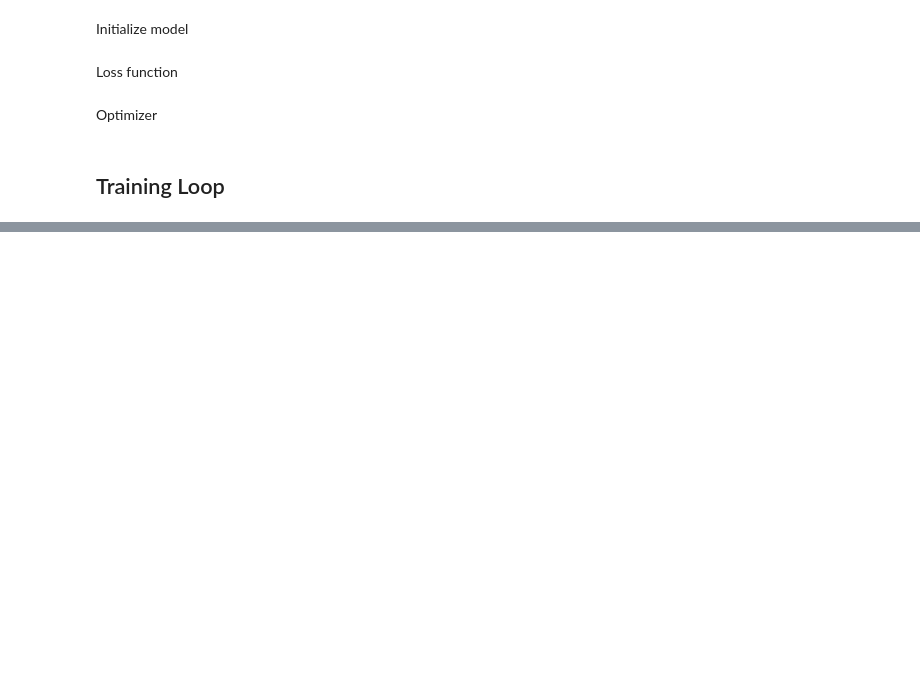
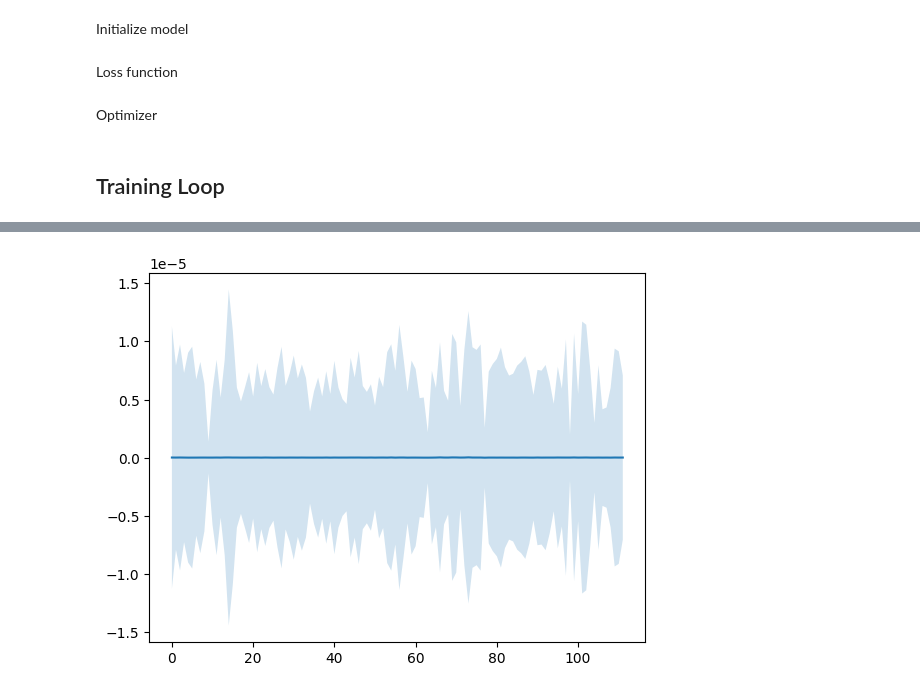
Before and after one commit to JSpencerPittman/M3Care, a Jupyter notebook: mimic.ipynb, the cells around one changed output, grey strips where cells are left out. Cells and saved outputs as stored; diff of their text form; code cells hidden in the pictures; blank space fills up the shorter version.

```diff
--- a/mimic.ipynb
+++ b/mimic.ipynb
@@ -155,0 +142,6 @@ for epoch in range(EPOCHS):
+# %%
+grads_in, grads_out = [], []
+def save_grad_hook(module, grad_input, grad_output):
+    grads_in.append(grad_input)
+    grads_out.append(grad_output)
+model.mm_tran.register_full_backward_hook(save_grad_hook)
@@ -155,0 +280,13 @@ for epoch in range(EPOCHS):
+# %%
+from matplotlib import pyplot as plt
+
+def plot_grads(grads, idx=0):
+    means = torch.tensor([grad[idx].mean().item() for grad in grads])
+    stds = torch.tensor([grad[idx].std().item() for grad in grads])
+    x = torch.arange(len(means))
+    plt.plot(x, means)
+    plt.fill_between(x, means+stds, means-stds, alpha=0.2)
+
+plot_grads(grads_in)
+# %% [output]
+[figure, added]
```
Also changed, not shown: parts of 9 cells of this notebook, 5 other files.
